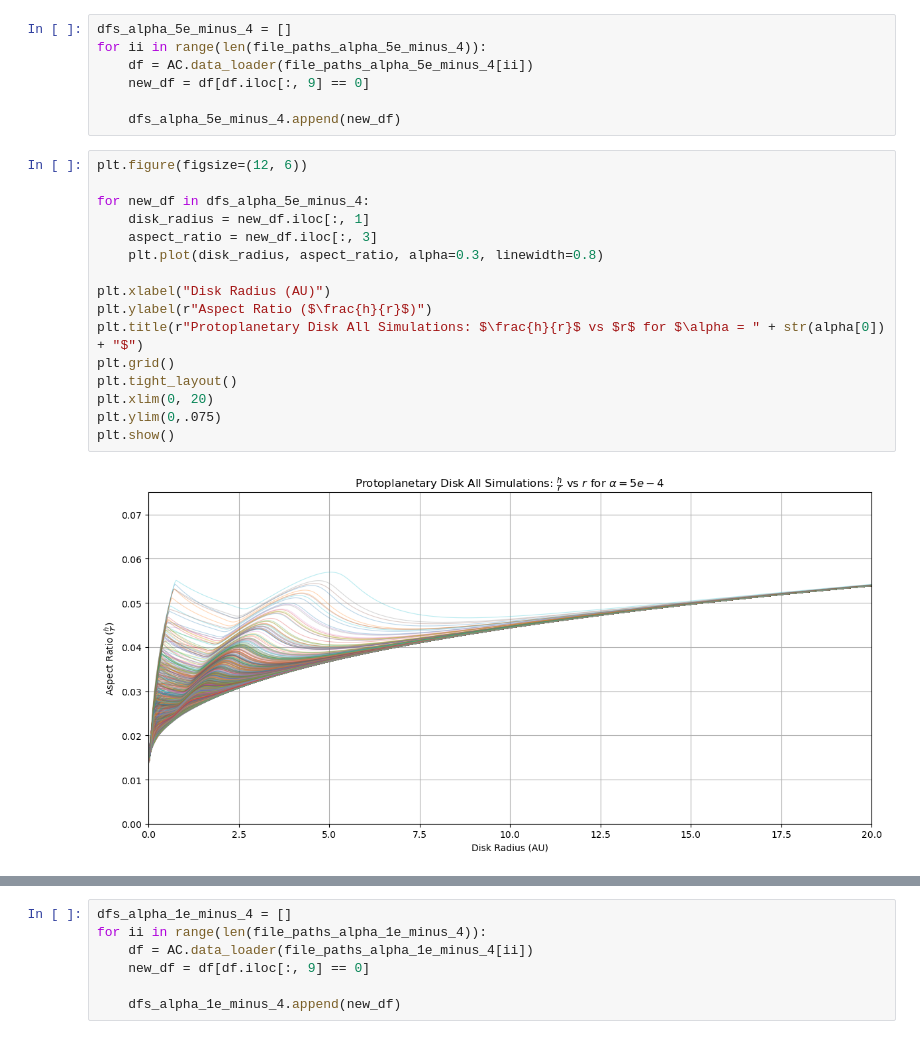
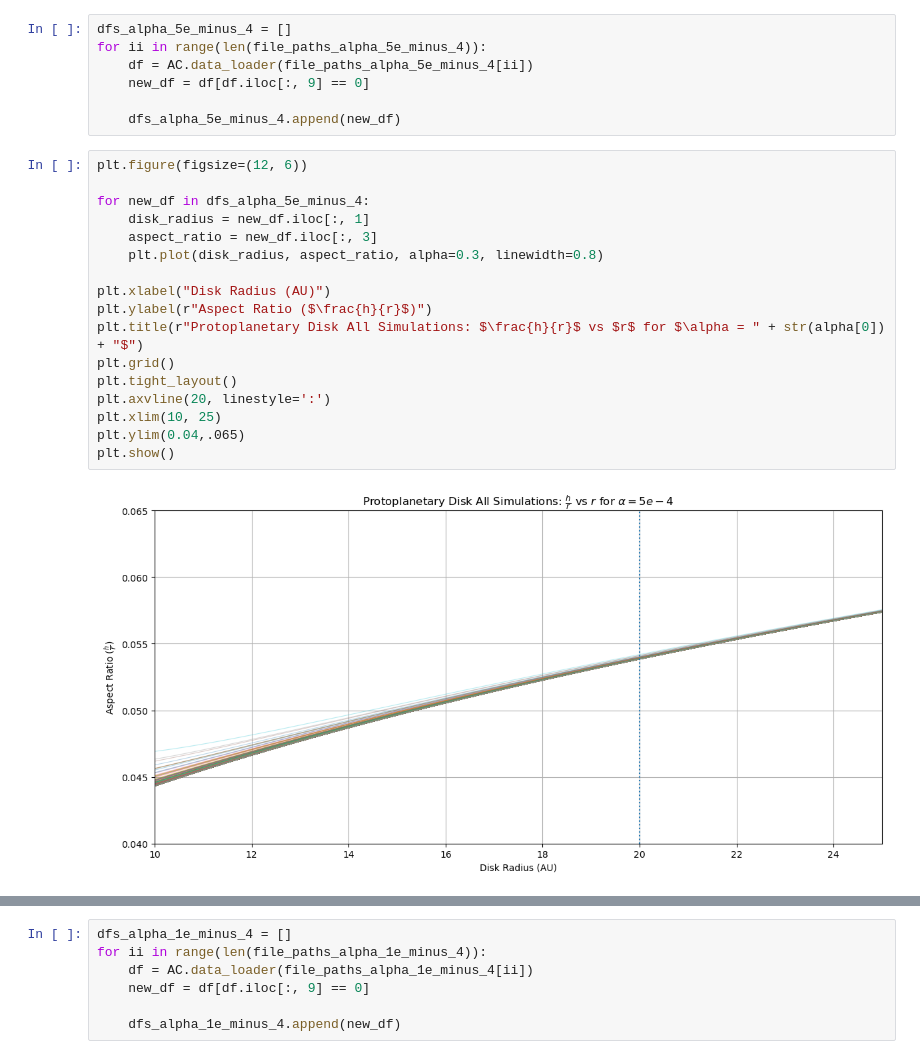
Before and after one commit to Chartman25/UnigeMasters, a Jupyter notebook: Astrophysics_Lab_Disc_Truncation/disk_height_to_radius.ipynb, the cells around one changed output, grey strips where cells are left out. Saved outputs shown, nothing was run; the diff lists cells and outputs as text.

```diff
--- a/Astrophysics_Lab_Disc_Truncation/disk_height_to_radius.ipynb
+++ b/Astrophysics_Lab_Disc_Truncation/disk_height_to_radius.ipynb
@@ -50,18 +50,19 @@ for ii in range(len(file_paths_alpha_5e_minus_4)):
 # %%
 plt.figure(figsize=(12, 6))
 
 for new_df in dfs_alpha_5e_minus_4:
     disk_radius = new_df.iloc[:, 1]
     aspect_ratio = new_df.iloc[:, 3]
     plt.plot(disk_radius, aspect_ratio, alpha=0.3, linewidth=0.8)
 
 plt.xlabel("Disk Radius (AU)")
 plt.ylabel(r"Aspect Ratio ($\frac{h}{r}$)")
 plt.title(r"Protoplanetary Disk All Simulations: $\frac{h}{r}$ vs $r$ for $\alpha = " + str(alpha[0]) + "$")
 plt.grid()
 plt.tight_layout()
-plt.xlim(0, 20)
-plt.ylim(0,.075)
+plt.axvline(20, linestyle=':')
+plt.xlim(10, 25)
+plt.ylim(0.04,.065)
 plt.show()
 # %% [output]
-[figure, old version]
+[figure, new version]
```
Also changed, not shown: parts of 15 cells of this notebook, 6 other files.
